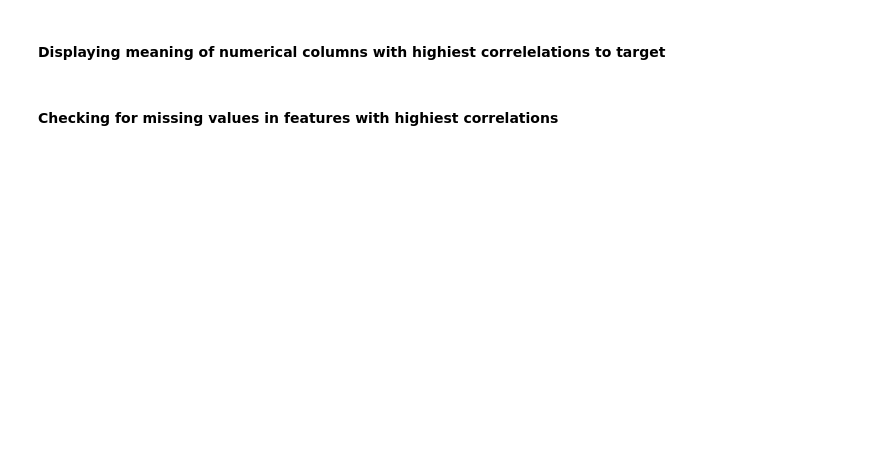
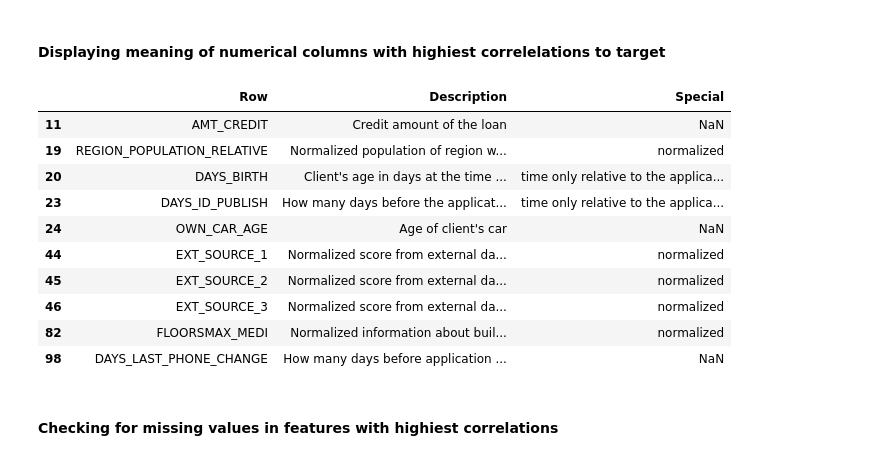
Before and after one commit to malgorzatakolka/HomeCreditDefaultRisk, a Jupyter notebook: Untitled.ipynb, the cells around one changed output. Drawn from its saved outputs; the diff is of its cells as text; code cells hidden in the pictures; blank space fills up the shorter version.

Commit message:
application final

```diff
--- a/Untitled.ipynb
+++ b/Untitled.ipynb
@@ -29,7 +28,9 @@ def duplicates_check(df: DataFrame, df_name: str) -> DataFrame:
     print('-'*100)
     print(f"{df_name} had {df.shape[0]- df.drop_duplicates().shape[0]} rows removed")
     print('-'*100)
-    return df.drop_duplicates()
+    if df.duplicated().sum() > 0:
+        return df.drop_duplicates()
+    return df
 
 # ====================REDUCING MEMORY USAGE====================
 
@@ -241,9 +242,10 @@ def target_top_corr(df: DataFrame, target_name: str, columns: List, number_of_co
         # Building dataframe
         top_phik_corr = pd.DataFrame({#'column_name': columns,
                                   'phik_correlation' : phik_values,
+                                'phik_abs_correlation' : [abs(x) for x in phik_values],
                                   'spearman_correlation': spearman_values,
                                  'pearson_correlation': pearson_values}, index=columns)
-        top_phik_corr = top_phik_corr.sort_values(by = 'phik_correlation', ascending = False)
+        top_phik_corr = top_phik_corr.sort_values(by = 'phik_abs_correlation', ascending = False)
         return top_phik_corr.iloc[:number_of_corr_col]
 
     # Calculating the phik correlations of categorical variables with target
@@ -414,7 +416,7 @@ Let's reduce the space the data takes.
 * using design function to reduce the datatype
 * encoding low cardinality categorical columns
 # %%
-duplicates_check(df, 'application_train.csv')
+df = duplicates_check(df, 'application_train.csv')
 # %% [output]
 ----------------------------------------------------------------------------------------------------
 application_train.csv had 0 rows removed
@@ -564,8 +668,19 @@ num_col_plot = df_corr_num.index.to_list()
 #### Displaying meaning of numerical columns with highiest correlelations to target
 # %%
 names = pd.read_csv("HomeCredit_columns_description.csv", encoding='Latin-1', index_col=0)
-num_col_plot.append('TARGET')
 names.loc[(names['Table']=='application_{train|test}.csv')&(names['Row'].isin(num_col_plot))][['Row', 'Description', 'Special']]
+# %% [output]
+|  | Row | Description | Special |
+| 11 | AMT_CREDIT | Credit amount of the loan | NaN |
+| 19 | REGION_POPULATION_RELATIVE | Normalized population of region w... | normalized |
+| 20 | DAYS_BIRTH | Client's age in days at the time ... | time only relative to the applica... |
+| 23 | DAYS_ID_PUBLISH | How many days before the applicat... | time only relative to the applica... |
+| 24 | OWN_CAR_AGE | Age of client's car | NaN |
+| 44 | EXT_SOURCE_1 | Normalized score from external da... | normalized |
+| 45 | EXT_SOURCE_2 | Normalized score from external da... | normalized |
+| 46 | EXT_SOURCE_3 | Normalized score from external da... | normalized |
+| 82 | FLOORSMAX_MEDI | Normalized information about buil... | normalized |
+| 98 | DAYS_LAST_PHONE_CHANGE | How many days before application ... | NaN |
 # %% [markdown]
 #### Checking for missing values in features with highiest correlations
 # %%
```
Also changed, not shown: parts of 19 cells of this notebook.
